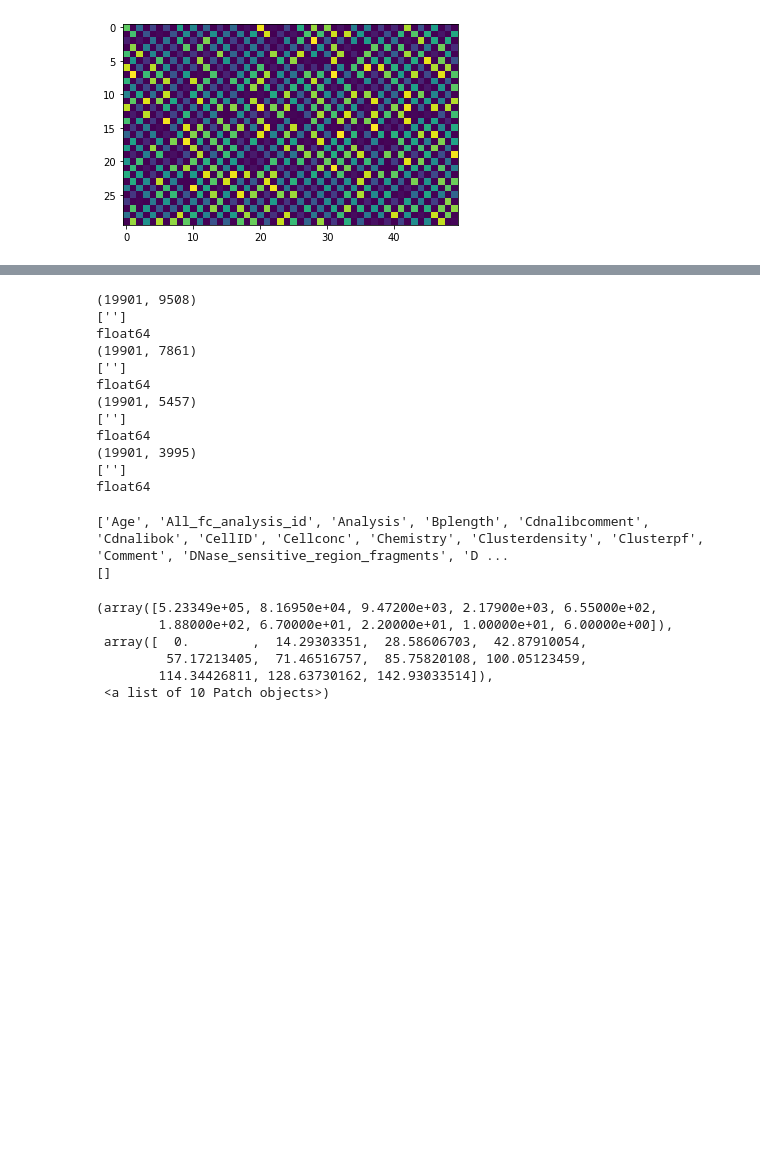
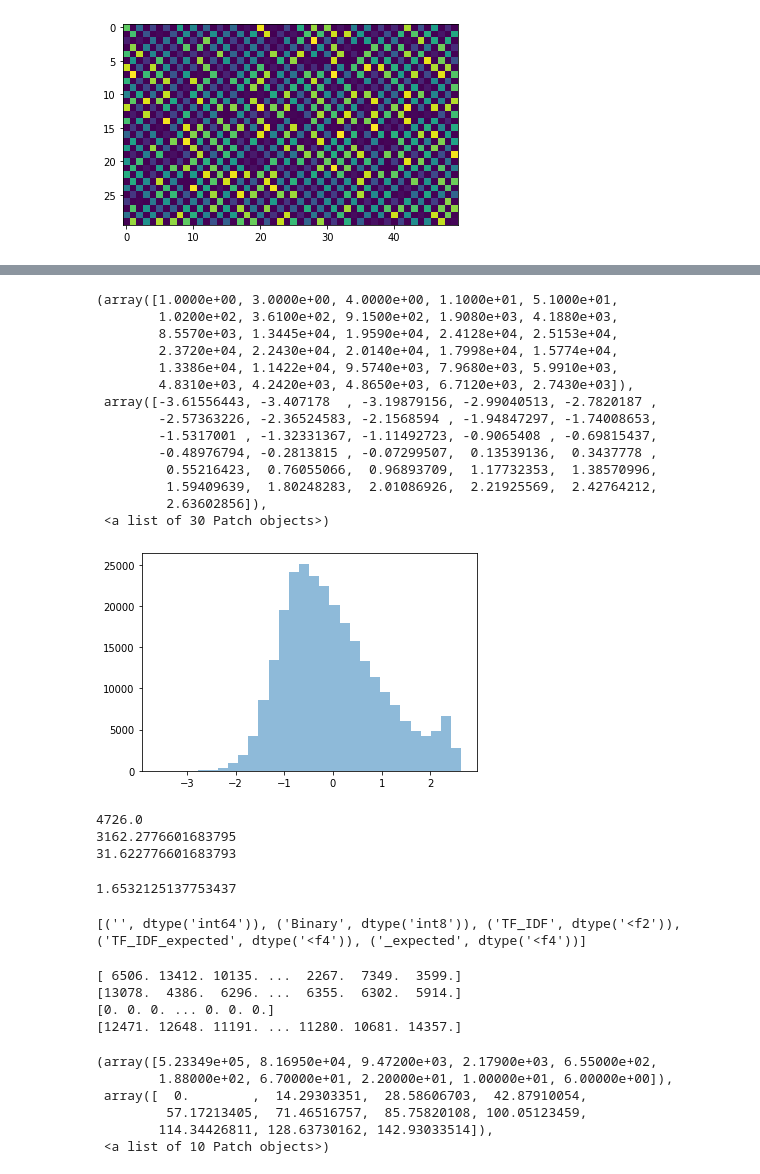
Before and after one commit to linnarsson-lab/chromograph, a Jupyter notebook: notebooks/bin_clustering.ipynb, the cells around one changed output, grey strips where cells are left out. Drawn from its saved outputs; the diff is of its cells as text; code cells hidden in the pictures; blank space fills up the shorter version.

```diff
--- a/notebooks/bin_clustering.ipynb
+++ b/notebooks/bin_clustering.ipynb
@@ -63,31 +120,52 @@ X = PCA.transform(data.T)
+# %%
+cov = np.log10(peak_rowsum+1)
+mu = np.mean(cov)
+sd = np.std(cov)
+Z = (cov - mu) / sd
+
+plt.hist(Z, bins = 30, alpha=.5)
+# %% [output]
+(array([1.0000e+00, 3.0000e+00, 4.0000e+00, 1.1000e+01, 5.1000e+01,
+        1.0200e+02, 3.6100e+02, 9.1500e+02, 1.9080e+03, 4.1880e+03,
+        8.5570e+03, 1.3445e+04, 1.9590e+04, 2.4128e+04, 2.5153e+04,
+        2.3720e+04, 2.2430e+04, 2.0140e+04, 1.7998e+04, 1.5774e+04,
+        1.3386e+04, 1.1422e+04, 9.5740e+03, 7.9680e+03, 5.9910e+03,
+        4.8310e+03, 4.2420e+03, 4.8650e+03, 6.7120e+03, 2.7430e+03]),
+ array([-3.61556443, -3.407178  , -3.19879156, -2.99040513, -2.7820187 ,
+        -2.57363226, -2.36524583, -2.1568594 , -1.94847297, -1.74008653,
+        -1.5317001 , -1.32331367, -1.11492723, -0.9065408 , -0.69815437,
+        -0.48976794, -0.2813815 , -0.07299507,  0.13539136,  0.3437778 ,
+         0.55216423,  0.76055066,  0.96893709,  1.17732353,  1.38570996,
+         1.59409639,  1.80248283,  2.01086926,  2.21925569,  2.42764212,
+         2.63602856]),
+ <a list of 30 Patch objects>)
+[figure, added]
+# %%
+print(9452/2)
+print(10**3.5)
+print(10**1.5)
+np.log10(45)
+# %% [output]
+4726.0
+3162.2776601683795
+31.622776601683793
+1.6532125137753437
+# %%
+ft = '/data/proj/scATAC/chromograph/build_20200216/Midbrain_peaks.loom'
+with loompy.connect(ft, 'r') as ds:
+    print([(x, ds.layers[x].dtype) for x in ds.layers]
+# %% [output]
+[('', dtype('int64')), ('Binary', dtype('int8')), ('TF_IDF', dtype('<f2')), ('TF_IDF_expected', dtype('<f4')), ('_expected', dtype('<f4'))]
 # %%
-for i in ['10X232_1', '10X232_2', '10X232_3', '10X232_4']:
-    ft = os.path.join('/data/proj/scATAC/samples/', i, i + '_GA.loom')
-    with loompy.connect(ft, 'r+') as ds:
-        print(ds.shape)
-        print(ds.layers.keys())
-        ds.layers[''] = ds.layers[''].sparse().astype(float)
-        print(ds.layers[''].dtype)
+for samp in ['10X232_1', '10X232_2', '10X232_3', '10X232_4']:
+    ft = f'/data/proj/scATAC/samples/{samp}/{samp}_GA.loom'
+
+    with loompy.connect(ft, 'r') as ds:
+        NCells = ds.map([np.count_nonzero], axis=0)[0]
+        NCounts = ds.map([np.count_nonzero], axis=1)[0]
+        print(NCounts)
 # %% [output]
-(19901, 9508)
-['']
-float64
-(19901, 7861)
-['']
-float64
-(19901, 5457)
-['']
-float64
-(19901, 3995)
-['']
-float64
+[ 6506. 13412. 10135. ...  2267.  7349.  3599.]
+[13078.  4386.  6296. ...  6355.  6302.  5914.]
+[0. 0. 0. ... 0. 0. 0.]
+[12471. 12648. 11191. ... 11280. 10681. 14357.]
-# %%
-ft = ['/data/proj/scATAC/chromograph/build_20200213/Cerebellum_GA.loom', '/data/proj/scATAC/chromograph/build_20200213/Cerebellum.loom']
-
-with loompy.connect(ft[0]) as dsg:
-    with loompy.connect(ft[1]) as ds:
-        print(dsg.ca.keys())
-        print(dsg.col_graphs.keys())
-# %% [output]
-['Age', 'All_fc_analysis_id', 'Analysis', 'Bplength', 'Cdnalibcomment', 'Cdnalibok', 'CellID', 'Cellconc', 'Chemistry', 'Clusterdensity', 'Clusterpf', 'Comment', 'DNase_sensitive_region_fragments', 'D ...
-[]
```
Also changed, not shown: parts of 3 cells of this notebook, 12 other files.
